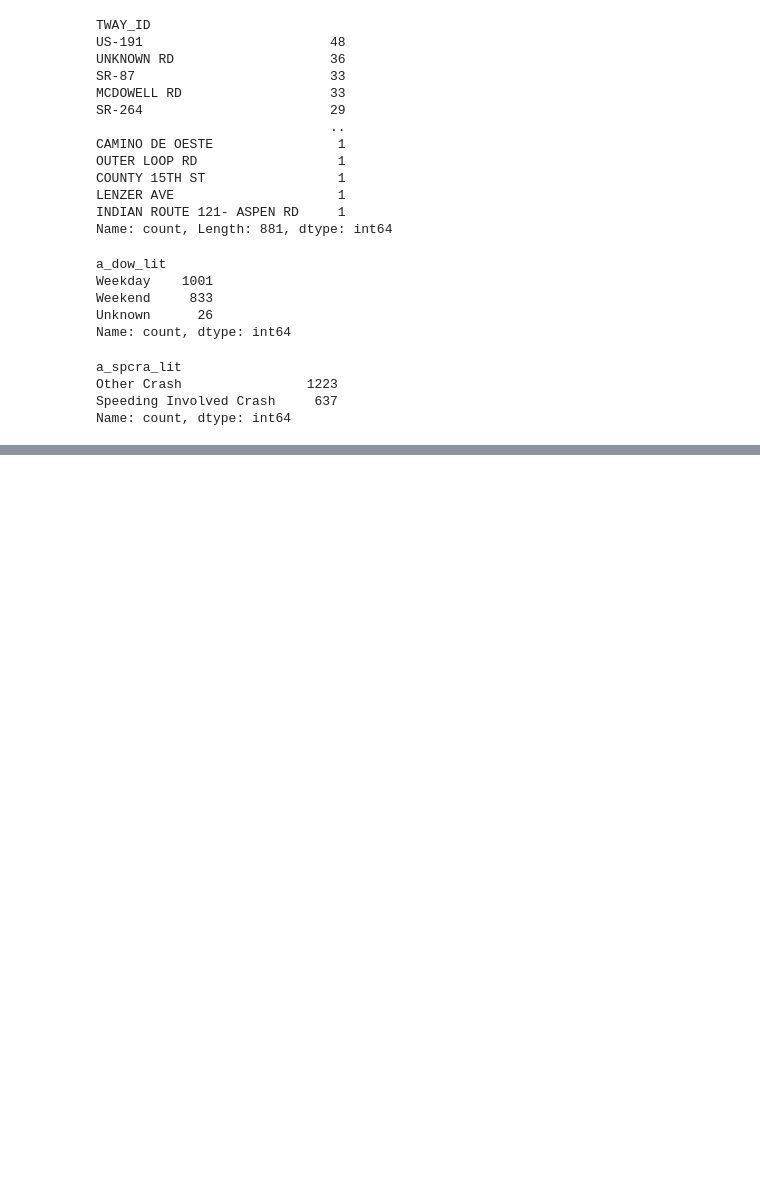
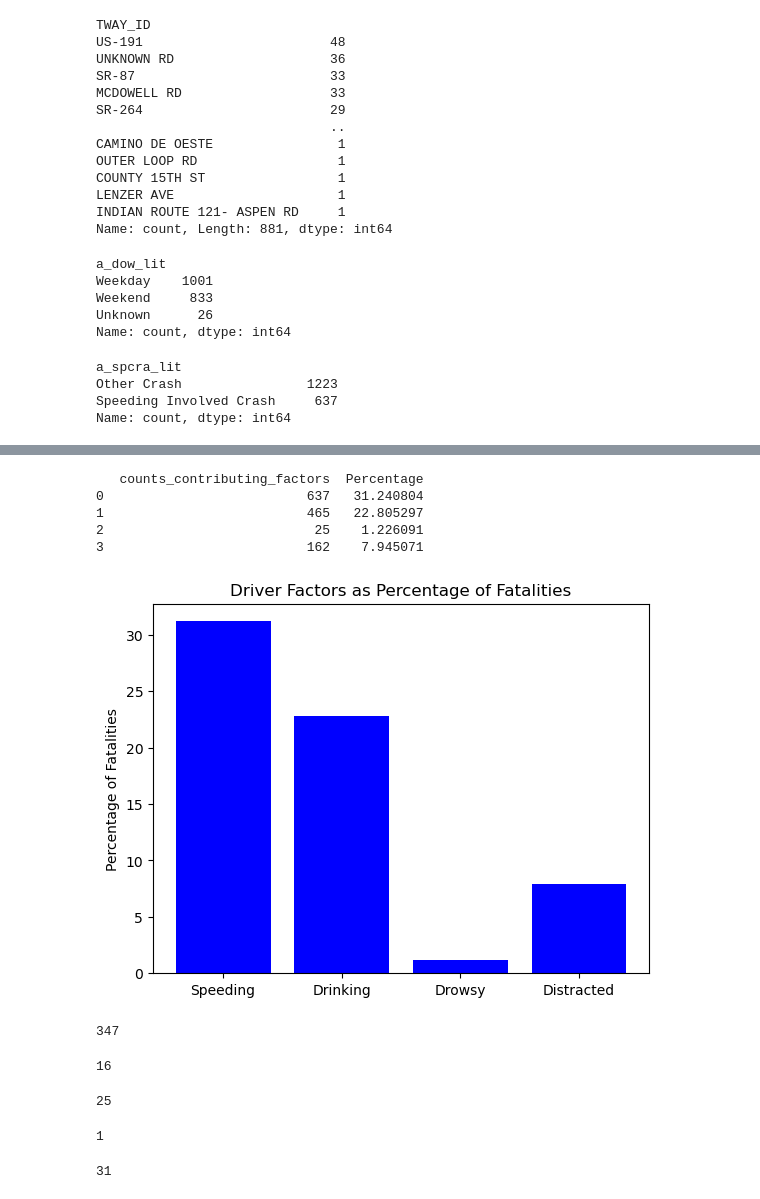
Before and after one commit to DeanRaynes/python-project-1, a Jupyter notebook: Accident Data Only.ipynb, the cells around one changed output, grey strips where cells are left out. Drawn from its saved outputs; the diff is of its cells as text; code cells hidden in the pictures; blank space fills up the shorter version.

```diff
--- a/Accident Data Only.ipynb
+++ b/Accident Data Only.ipynb
@@ -126,0 +330,78 @@ Name: count, dtype: int64
+# %%
+# Create a DataFrame for percentage of fatalities
+counts_contributing_factors = [637,465,25,162]
+perct_contributing_factors_df = pd.DataFrame({'counts_contributing_factors': counts_contributing_factors})
+
+perct_contributing_factors_df['Percentage'] = perct_contributing_factors_df['counts_contributing_factors'] / 2039*100
+print(perct_contributing_factors_df)
+# perct_contributing_factors_df
+# %% [output]
+   counts_contributing_factors  Percentage
+0                          637   31.240804
+1                          465   22.805297
+2                           25    1.226091
+3                          162    7.945071
+# %%
+# Create bar chart for percentage of fatalities
+
+contributing_factors=["Speeding","Drinking","Drowsy","Distracted"]
+percent_of_fatalities=[31.2,22.8,1.2,7.9]
+x_axis = np.arange(len(percent_of_fatalities))
+
+
+plt.bar(x_axis, percent_of_fatalities, color="b", align="center")
+tick_locations = [value for value in x_axis]
+plt.xticks(tick_locations, contributing_factors)
+
+plt.title("Driver Factors as Percentage of Fatalities")
+# Axes.bar_label(counts_for_contributing_factors, labels=None, fmt='%g', label_type='edge', padding=0)
+plt.ylabel("Percentage of Fatalities")
+plt.show()
+
+# plt.savefig("output_data/Priscilla2.png")
+# %% [output]
+[figure, added]
+# %%
+# Filter and count pedestrian fatalities
+
+ped_fatality_df=plm_accident_df[plm_accident_df['a_ped_f_lit'].str.contains('pedestrian fatality')]
+ped_fatality_count=len(ped_fatality_df)
+ped_fatality_count
+# %% [output]
+347
+# %%
+# Filter and count driver speedingpedestrian fatalities
+speed_ped_fatality_df = plm_accident_df[(plm_accident_df['a_ped_f_lit'].str.contains('pedestrian fatality')) &
+(plm_accident_df['a_spcra_lit'].str.contains('Speeding'))]
+
+speed_ped_fatality_count=len(speed_ped_fatality_df)
+speed_ped_fatality_count
+# %% [output]
+16
+# %%
+# Filter and count driver drinking pedestrian fatalities
+drink_ped_fatality_df = plm_accident_df[(plm_accident_df['a_ped_f_lit'].str.contains('pedestrian fatality')) &
+(plm_accident_df['a_posbac_lit'].str.contains('Positive BAC'))]
+
+drink_ped_fatality_count=len(drink_ped_fatality_df)
+drink_ped_fatality_count
+# %% [output]
+25
+# %%
+# Filter and count driver drowsy pedestrian fatalities
+drowsy_ped_fatality_df = plm_accident_df[(plm_accident_df['a_ped_f_lit'].str.contains('pedestrian fatality')) &
+(plm_accident_df['a_drowsy_lit'].str.contains('Drowsy'))]
+
+drowsy_ped_fatality_count=len(drowsy_ped_fatality_df)
+drowsy_ped_fatality_count
+# %% [output]
+1
+# %%
+# Filter and count driver distracted pedestrian fatalities
+distracted_ped_fatality_df = plm_accident_df[(plm_accident_df['a_ped_f_lit'].str.contains('pedestrian fatality')) &
+(plm_accident_df['a_dist_lit'].str.contains('Distracted'))]
+
+distracted_ped_fatality_count=len(distracted_ped_fatality_df)
+distracted_ped_fatality_count
+# %% [output]
+31
```
Also changed, not shown: parts of 20 cells of this notebook, 3 other files.
